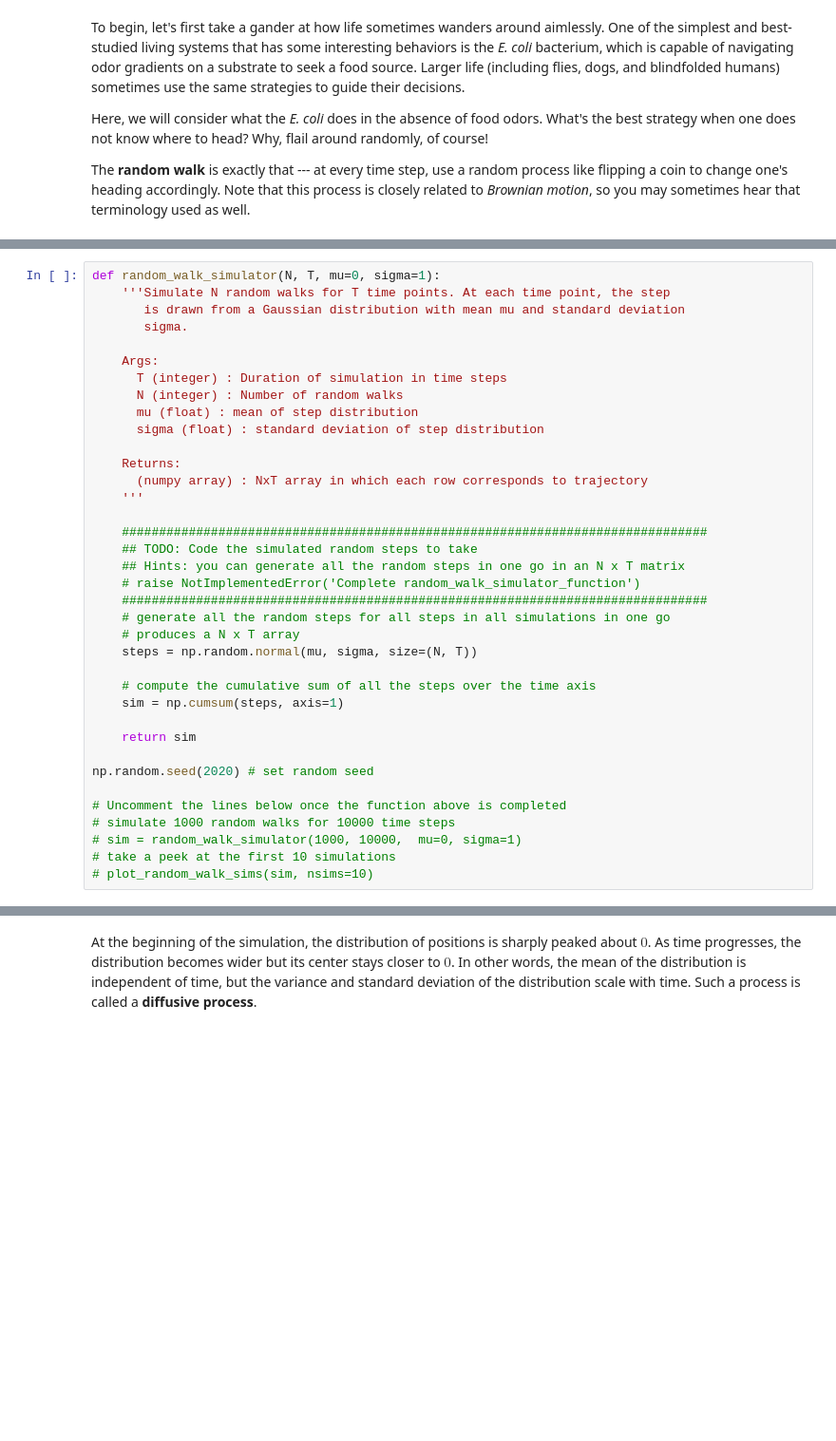
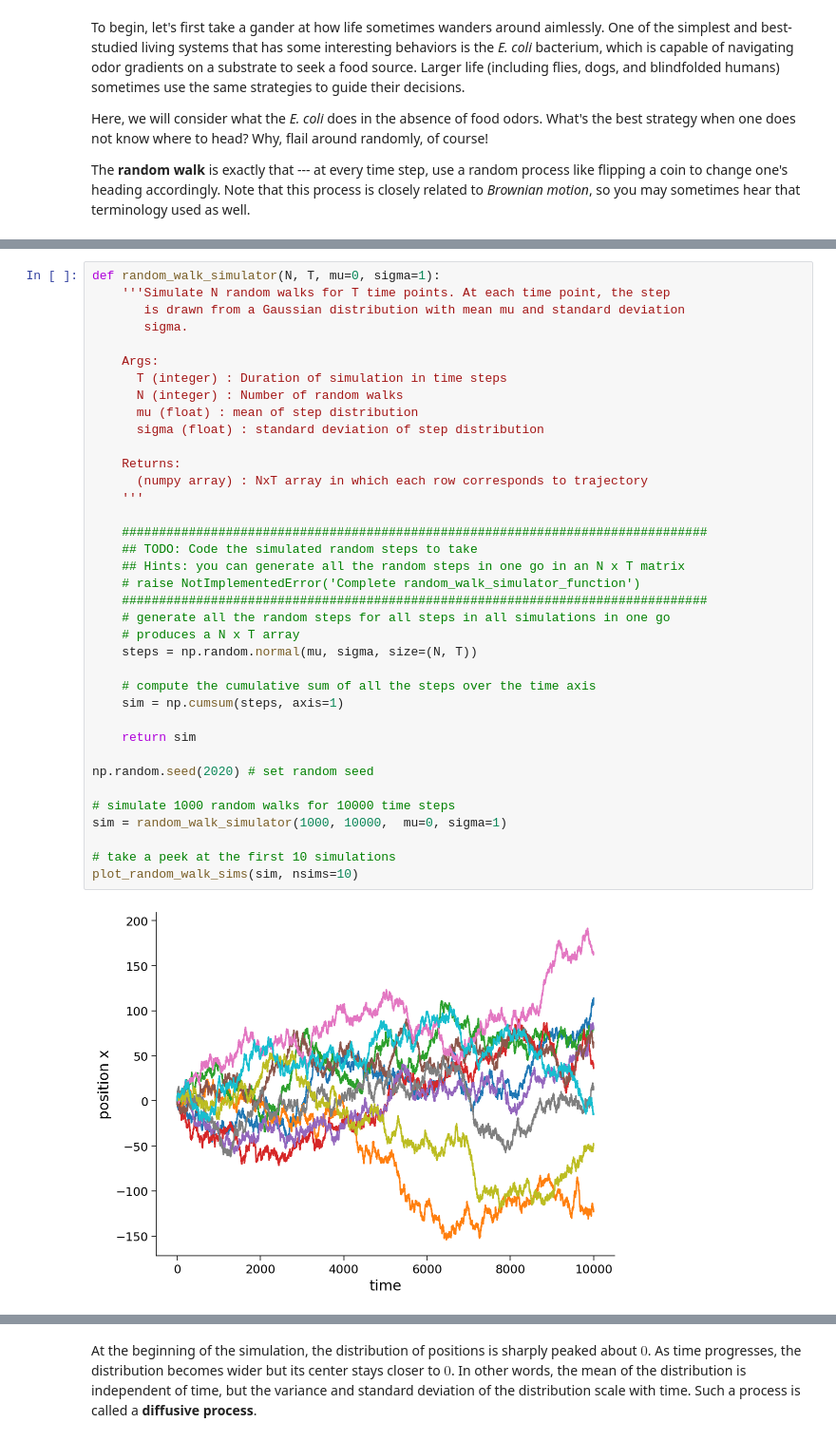
Before and after one commit to astha736/Neuromatch-TA, a Jupyter notebook: W2D2/W2D2_Tutorial3.ipynb, the cells around one changed output, grey strips where cells are left out. Shown at 95% size. Saved outputs shown, nothing was run; the diff lists cells and outputs as text; blank space fills up the shorter version.

```diff
--- a/W2D2/W2D2_Tutorial3.ipynb
+++ b/W2D2/W2D2_Tutorial3.ipynb
@@ -192,34 +199,36 @@ def random_walk_simulator(N, T, mu=0, sigma=1):
        sigma.
 
     Args:
       T (integer) : Duration of simulation in time steps
       N (integer) : Number of random walks
       mu (float) : mean of step distribution
       sigma (float) : standard deviation of step distribution
 
     Returns:
       (numpy array) : NxT array in which each row corresponds to trajectory
     '''
 
     ###############################################################################
     ## TODO: Code the simulated random steps to take
     ## Hints: you can generate all the random steps in one go in an N x T matrix
     # raise NotImplementedError('Complete random_walk_simulator_function')
     ###############################################################################
     # generate all the random steps for all steps in all simulations in one go
     # produces a N x T array
     steps = np.random.normal(mu, sigma, size=(N, T))
 
     # compute the cumulative sum of all the steps over the time axis
     sim = np.cumsum(steps, axis=1)
 
     return sim
 
 np.random.seed(2020) # set random seed
 
-# Uncomment the lines below once the function above is completed
 # simulate 1000 random walks for 10000 time steps
-# sim = random_walk_simulator(1000, 10000,  mu=0, sigma=1)
+sim = random_walk_simulator(1000, 10000,  mu=0, sigma=1)
+
 # take a peek at the first 10 simulations
-# plot_random_walk_sims(sim, nsims=10)
+plot_random_walk_sims(sim, nsims=10)
+# %% [output]
+[figure, added]
 # %% [markdown]
```
Also changed, not shown: parts of 33 cells of this notebook.
